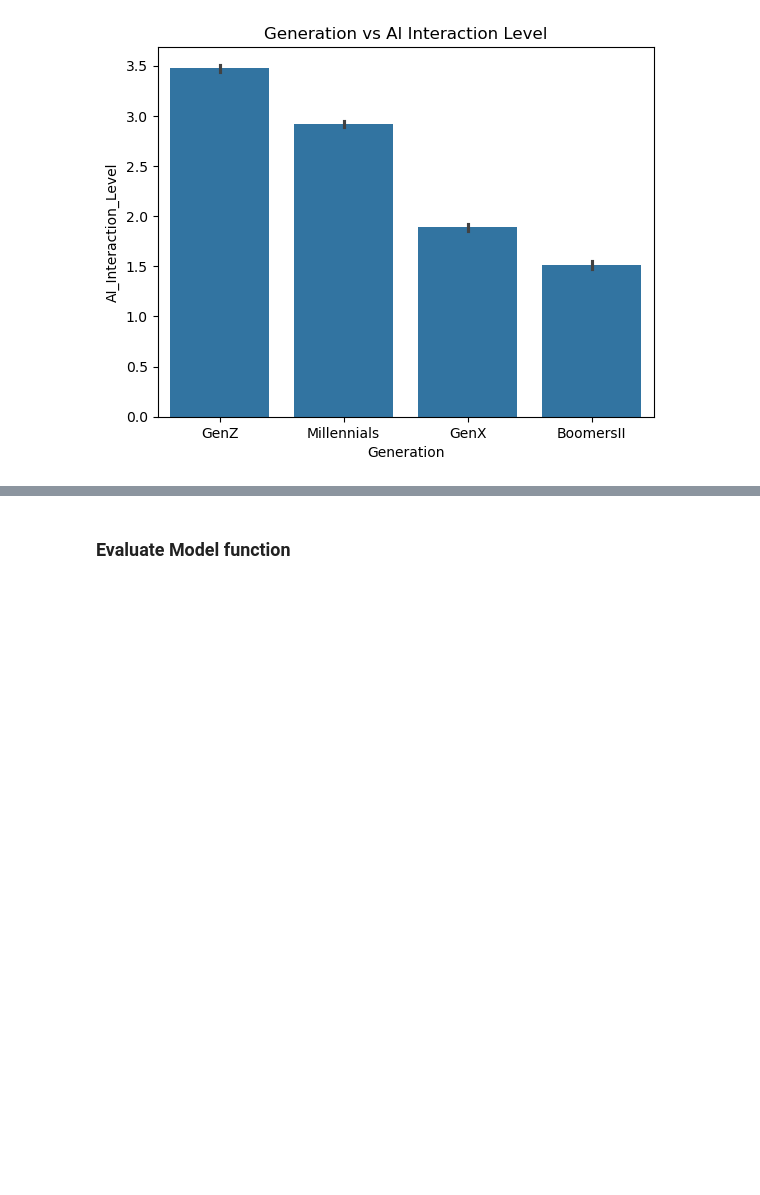
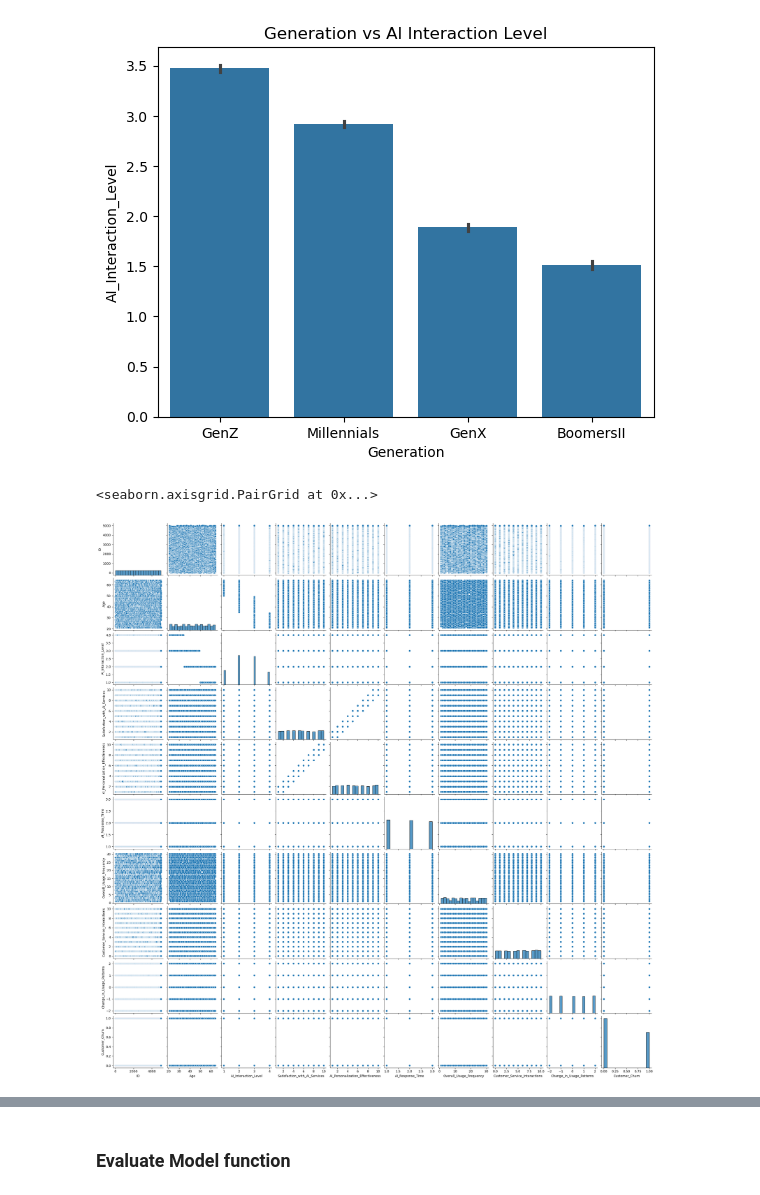
Before and after one commit to alim0118/customer-churn-predictor, a Jupyter notebook: Churn_Predictor.ipynb, the cells around one changed output, grey strips where cells are left out. Saved outputs shown, nothing was run; the diff lists cells and outputs as text; code cells hidden in the pictures; blank space fills up the shorter version.

```diff
--- a/Churn_Predictor.ipynb
+++ b/Churn_Predictor.ipynb
@@ -206,3 +206,8 @@ plt.title("Generation vs AI Interaction Level")
 plt.show()
 # %% [output]
 [figure]
+# %%
+sns.pairplot(train)
+# %% [output]
+<seaborn.axisgrid.PairGrid at 0x...>
+[figure, added]
```
Also changed, not shown: parts of 17 cells of this notebook.
